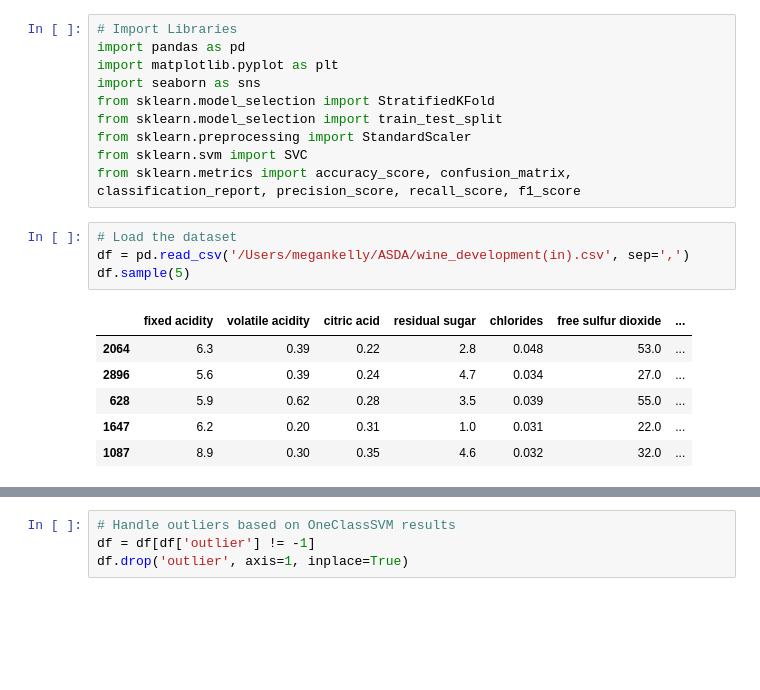
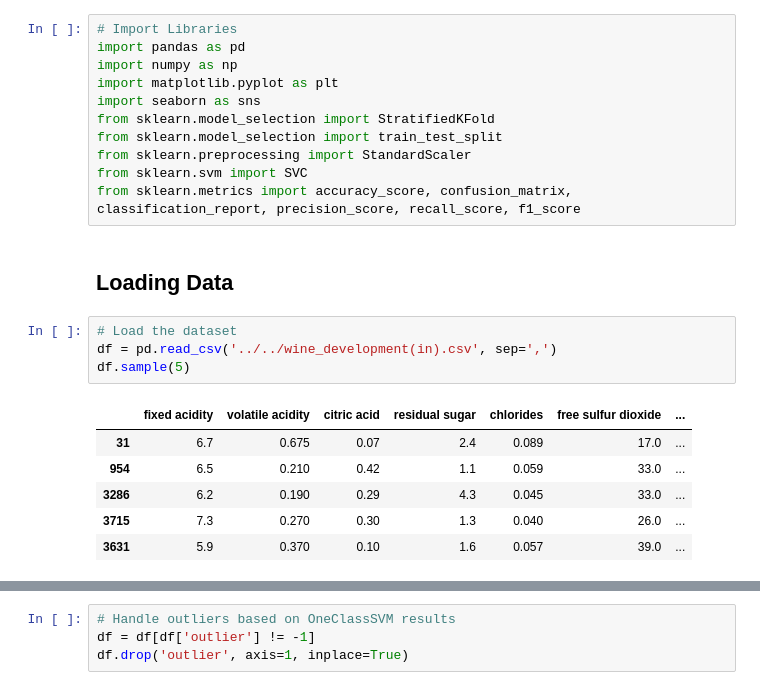
Before and after one commit to kellymegan/ASDA_2025_Group_2_Portfolio_, a Jupyter notebook: notebooks/week_12_group_2_notebook.ipynb, the cells around one changed output, grey strips where cells are left out. Cells and saved outputs as stored; diff of their text form; blank space fills up the shorter version.

```diff
--- a/notebooks/week_12_group_2_notebook.ipynb
+++ b/notebooks/week_12_group_2_notebook.ipynb
@@ -1,6 +1,7 @@
 # %%
 # Import Libraries
 import pandas as pd
+import numpy as np
 import matplotlib.pyplot as plt
 import seaborn as sns
 from sklearn.model_selection import StratifiedKFold
@@ -8,14 +9,16 @@ from sklearn.model_selection import train_test_split
 from sklearn.preprocessing import StandardScaler
 from sklearn.svm import SVC
 from sklearn.metrics import accuracy_score, confusion_matrix, classification_report, precision_score, recall_score, f1_score
+# %% [markdown]
+## Loading Data
 # %%
 # Load the dataset
-df = pd.read_csv('/Users/megankelly/ASDA/wine_development(in).csv', sep=',')
+df = pd.read_csv('../../wine_development(in).csv', sep=',')
 df.sample(5)
 # %% [output]
 |  | fixed acidity | volatile acidity | citric acid | residual sugar | chlorides | free sulfur dioxide | ... |
-| 2064 | 6.3 | 0.39 | 0.22 | 2.8 | 0.048 | 53.0 | ... |
-| 2896 | 5.6 | 0.39 | 0.24 | 4.7 | 0.034 | 27.0 | ... |
-| 628 | 5.9 | 0.62 | 0.28 | 3.5 | 0.039 | 55.0 | ... |
-| 1647 | 6.2 | 0.20 | 0.31 | 1.0 | 0.031 | 22.0 | ... |
-| 1087 | 8.9 | 0.30 | 0.35 | 4.6 | 0.032 | 32.0 | ... |
+| 31 | 6.7 | 0.675 | 0.07 | 2.4 | 0.089 | 17.0 | ... |
+| 954 | 6.5 | 0.210 | 0.42 | 1.1 | 0.059 | 33.0 | ... |
+| 3286 | 6.2 | 0.190 | 0.29 | 4.3 | 0.045 | 33.0 | ... |
+| 3715 | 7.3 | 0.270 | 0.30 | 1.3 | 0.040 | 26.0 | ... |
+| 3631 | 5.9 | 0.370 | 0.10 | 1.6 | 0.057 | 39.0 | ... |
```
Also changed, not shown: parts of 10 cells of this notebook, 3 other files.
